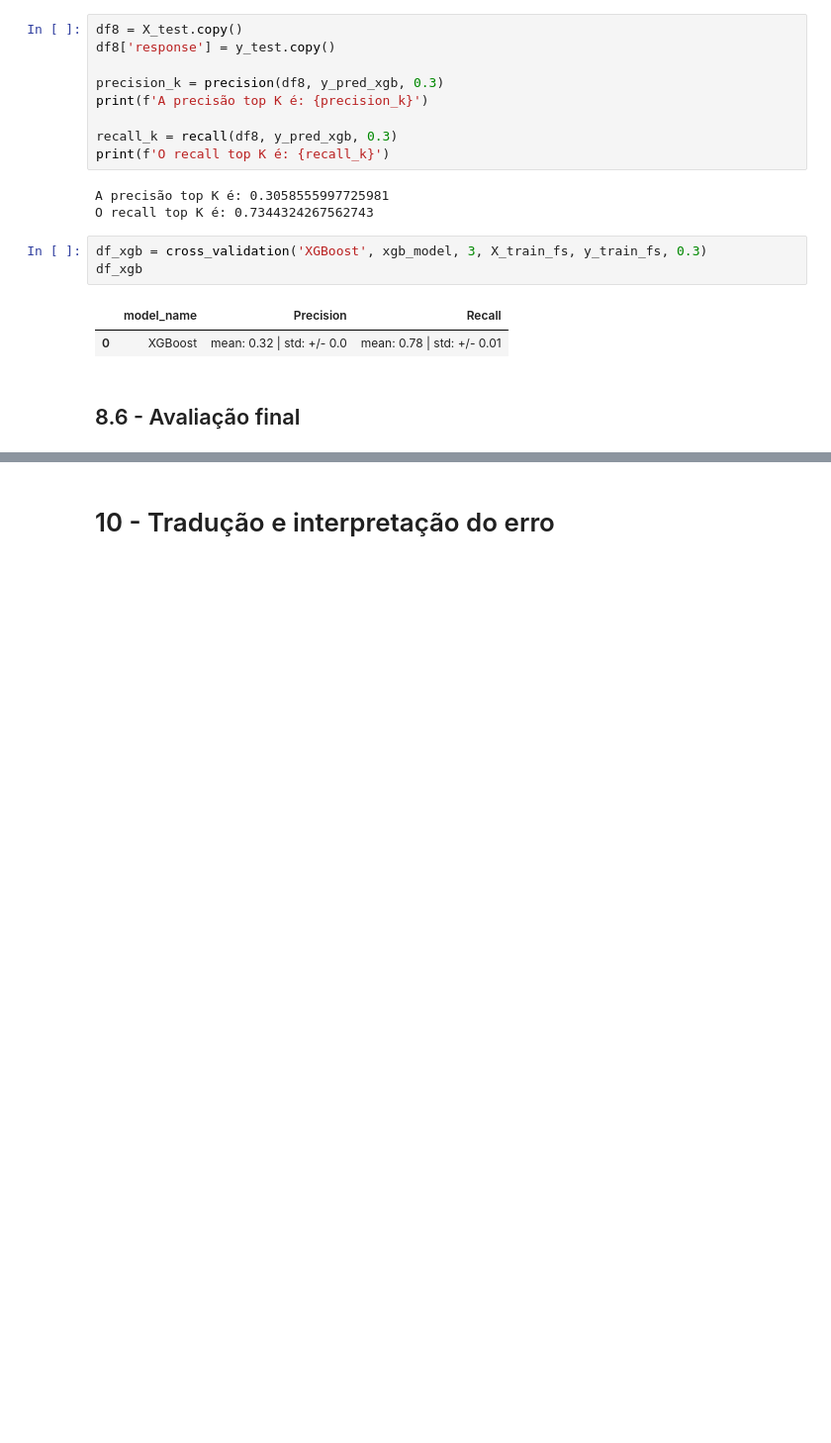
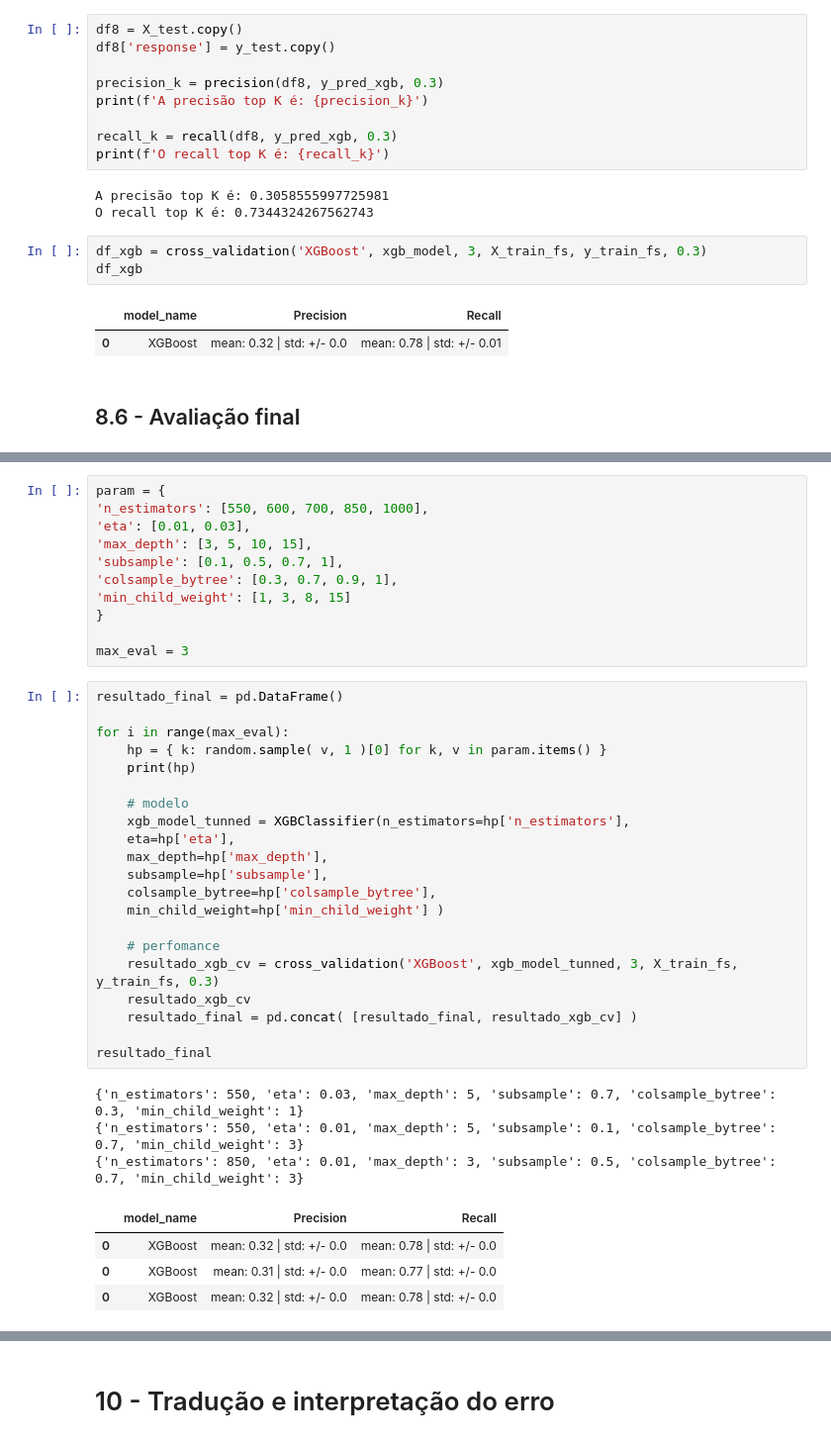
Before and after one commit to jhonatanmarques92/health_insurance_cross_sell, a Jupyter notebook: notebook/health_insurance_cross_sell.ipynb, the cells around one changed output, grey strips where cells are left out. Shown at 99% size. Cells and saved outputs as stored; diff of their text form; blank space fills up the shorter version.

```diff
--- a/notebook/health_insurance_cross_sell.ipynb
+++ b/notebook/health_insurance_cross_sell.ipynb
@@ -1065,0 +1114,40 @@ df_xgb
+# %%
+param = {
+'n_estimators': [550, 600, 700, 850, 1000],
+'eta': [0.01, 0.03],
+'max_depth': [3, 5, 10, 15],
+'subsample': [0.1, 0.5, 0.7, 1],
+'colsample_bytree': [0.3, 0.7, 0.9, 1],
+'min_child_weight': [1, 3, 8, 15]
+}
+
+max_eval = 3
+# %%
+resultado_final = pd.DataFrame()
+
+for i in range(max_eval):
+    hp = { k: random.sample( v, 1 )[0] for k, v in param.items() }
+    print(hp)
+
+    # modelo
+    xgb_model_tunned = XGBClassifier(n_estimators=hp['n_estimators'],
+    eta=hp['eta'],
+    max_depth=hp['max_depth'],
+    subsample=hp['subsample'],
+    colsample_bytree=hp['colsample_bytree'],
+    min_child_weight=hp['min_child_weight'] )
+
+    # perfomance
+    resultado_xgb_cv = cross_validation('XGBoost', xgb_model_tunned, 3, X_train_fs, y_train_fs, 0.3)
+    resultado_xgb_cv
+    resultado_final = pd.concat( [resultado_final, resultado_xgb_cv] )
+
+resultado_final
+# %% [output]
+{'n_estimators': 550, 'eta': 0.03, 'max_depth': 5, 'subsample': 0.7, 'colsample_bytree': 0.3, 'min_child_weight': 1}
+{'n_estimators': 550, 'eta': 0.01, 'max_depth': 5, 'subsample': 0.1, 'colsample_bytree': 0.7, 'min_child_weight': 3}
+{'n_estimators': 850, 'eta': 0.01, 'max_depth': 3, 'subsample': 0.5, 'colsample_bytree': 0.7, 'min_child_weight': 3}
+|  | model_name | Precision | Recall |
+| 0 | XGBoost | mean: 0.32 | std: +/- 0.0 | mean: 0.78 | std: +/- 0.0 |
+| 0 | XGBoost | mean: 0.31 | std: +/- 0.0 | mean: 0.77 | std: +/- 0.0 |
+| 0 | XGBoost | mean: 0.32 | std: +/- 0.0 | mean: 0.78 | std: +/- 0.0 |
```
Also changed, not shown: parts of 22 cells of this notebook.
